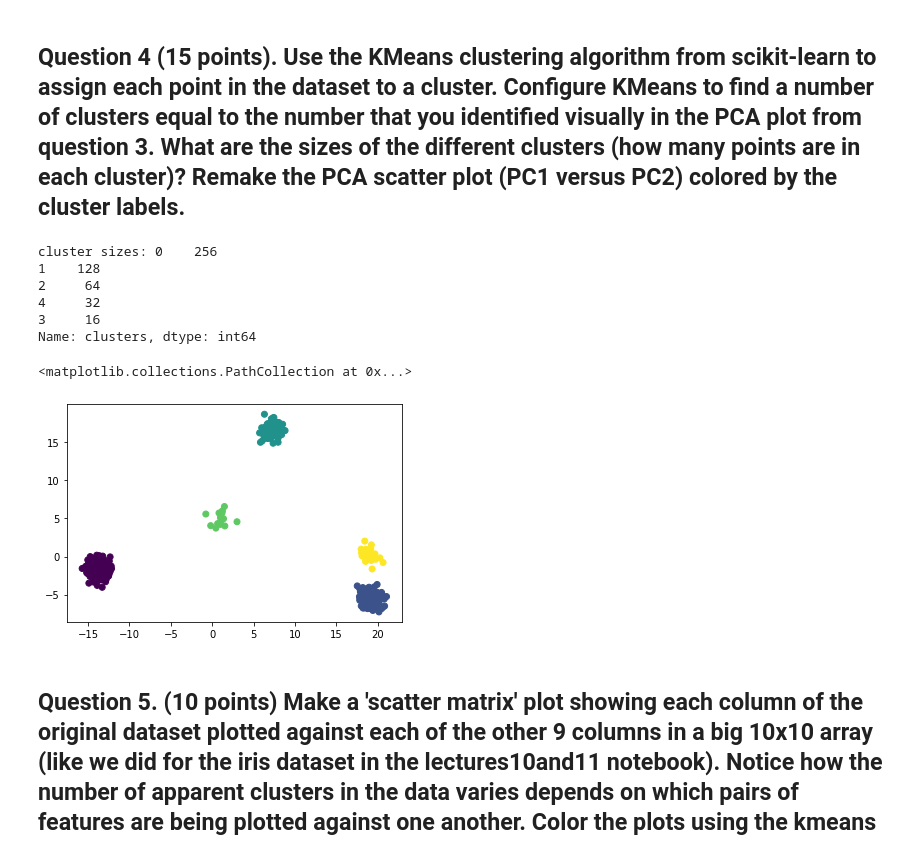
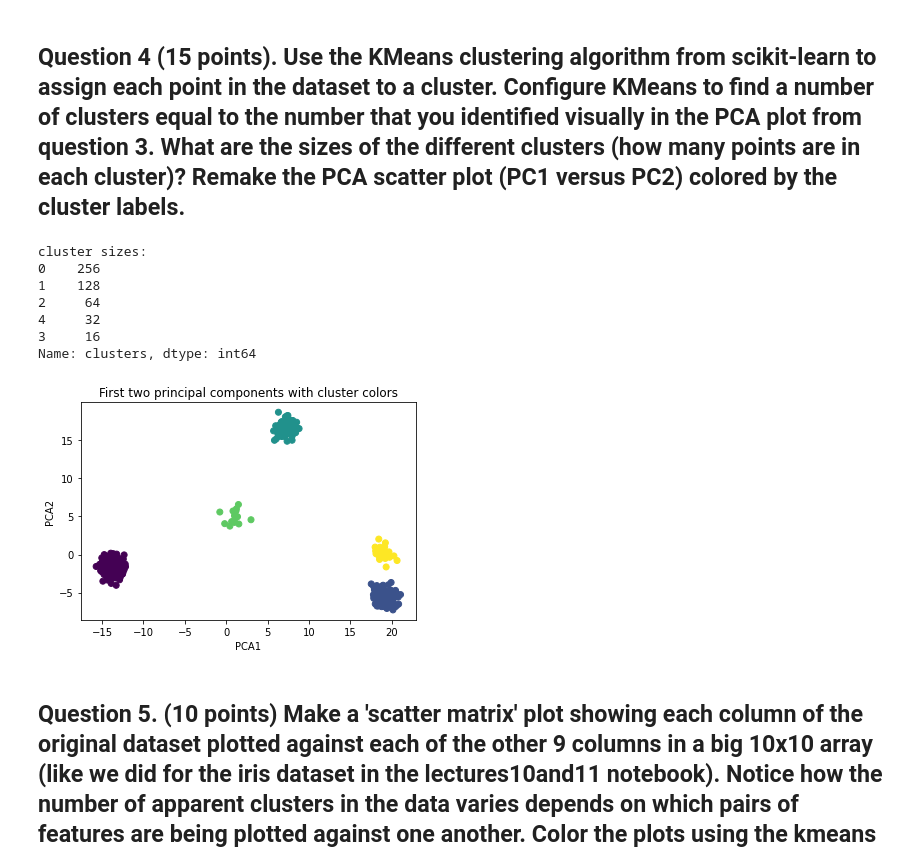
Before and after one commit to boothcl/tfcb_2024, a Jupyter notebook: homeworks/homework05/homework05.ipynb, the cells around one changed output. Cells and saved outputs as stored; diff of their text form; code cells hidden in the pictures.

```diff
--- a/homeworks/homework05/homework05.ipynb
+++ b/homeworks/homework05/homework05.ipynb
@@ -110,37 +112,41 @@ nclust = 5
 # 1. create a KMeans object, call it kmeans; you'll need to tell it how many clusters to find
 kmeans = KMeans(n_clusters=nclust, random_state=10)
 
 # 2. fit the object to the data using kmeans.fit
 kmeans.fit(df)
 
 # 3. Get the list of clusters using kmeans.predict
 #    Name the returned array of cluster assignments "clusters"
 clusters = kmeans.predict(df)
 
 # To get the cluster sizes, first look at the array of clusters returned by kmeans.predict
 #    to see that the different values are integers between 0 and nclust-1, inclusive.
 
 # To get the size of each cluster, you could write a for loop over the different cluster
 # numbers, and inside the loop you could count how many elements in clusters array are
 # equal to that cluster number. Instead, do it by creating a new column in the dataframe
 # containing the cluster assignments, and using the pandas method value_counts:
 
 df['clusters'] = clusters # create a new column in the dataframe with the KMeans cluster assignments
 
-print('cluster sizes:', df['clusters'].value_counts()) # handy built-in counting method for Pandas Series objects
+print('cluster sizes:')
+print(df['clusters'].value_counts()) # handy built-in counting method for Pandas Series objects
 
 # use this code to remake the PCA plot colored by the kmeans clusters, where "clusters" is the
 #  array returned by the kmeans.predict function
 plt.scatter( X_pca[:,0], X_pca[:,1], c=clusters )
+plt.title('First two principal components with cluster colors')
+plt.xlabel('PCA1')
+plt.ylabel('PCA2');
 # %% [output]
-cluster sizes: 0    256
+cluster sizes:
+0    256
 1    128
 2     64
 4     32
 3     16
 Name: clusters, dtype: int64
-<matplotlib.collections.PathCollection at 0x...>
-[figure, old version]
+[figure, new version]
 # %% [markdown]
 ## Question 5. (10 points) Make a 'scatter matrix' plot showing each column of the original dataset plotted against each of the other 9 columns in a big 10x10 array (like we did for the iris dataset in the lectures10and11 notebook). Notice how the number of apparent clusters in the data varies depends on which pairs of features are being plotted against one another. Color the plots using the kmeans clusters like you did in the previous question.
 You could use `pd.plotting.scatter_matrix` or try importing seaborn (`import seaborn as sns`) and use `sns.pairplot`. Or (optional) try both and see which looks nicer. `sns.pairplot` has a `hue` argument that you can use for coloring by passing `hue='clusters'`. See the `pd.plotting.scatter_matrix` and `sns.pairplot` examples in the lectures10and11.ipynb jupyter notebook.
```
Also changed, not shown: parts of 3 cells of this notebook.
